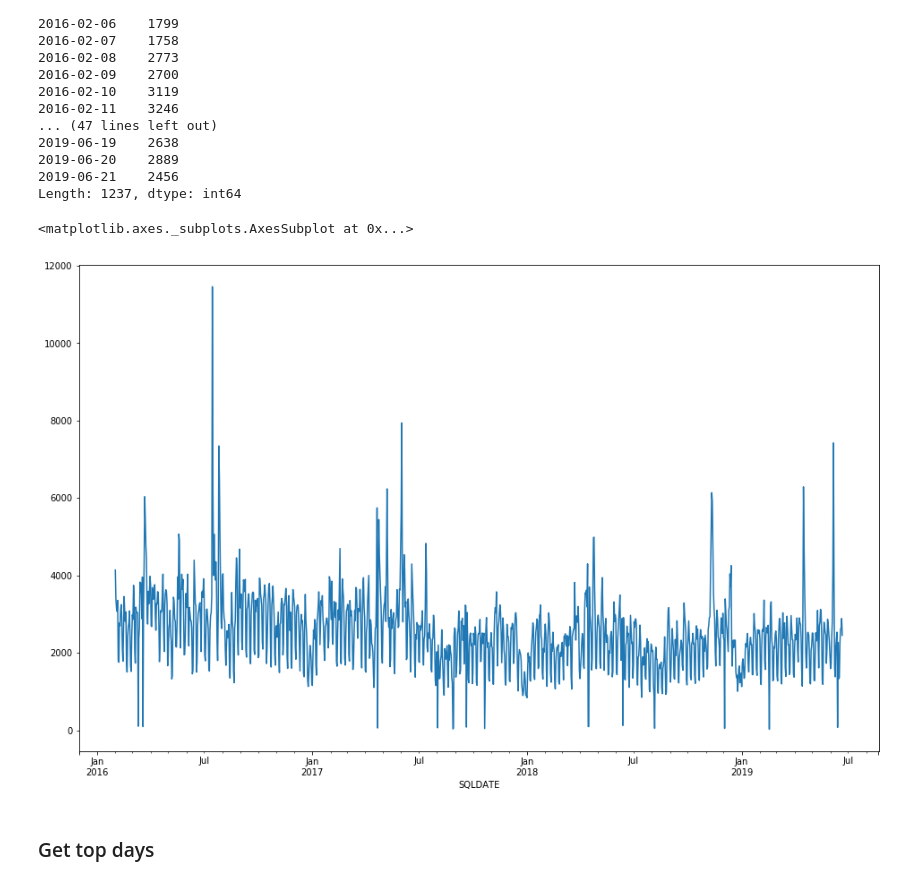
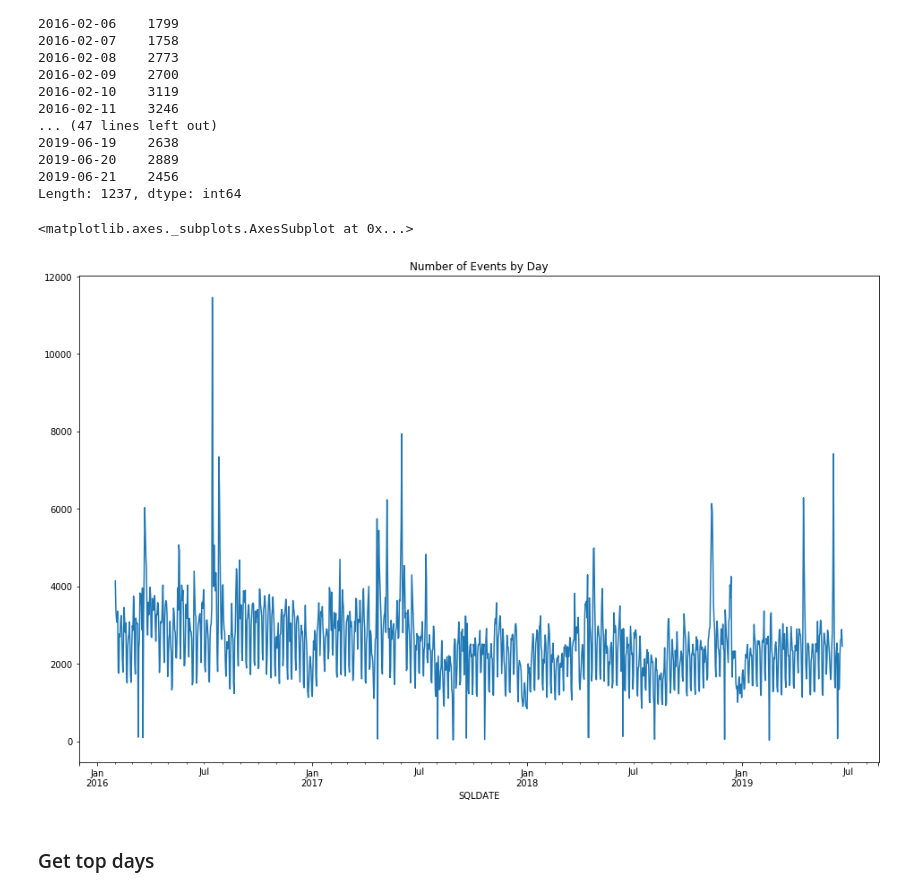
Before and after one commit to philip-sparks/Springboard-AI, a Jupyter notebook: GDELT_Capstone/France Collection, Wrangling.ipynb, the cells around one changed output. Drawn from its saved outputs; the diff is of its cells as text; code cells hidden in the pictures.

```diff
--- a/GDELT_Capstone/France Collection, Wrangling.ipynb
+++ b/GDELT_Capstone/France Collection, Wrangling.ipynb
@@ -299,10 +302,10 @@ SQLDATE
 2019-06-21    2456
 Length: 1237, dtype: int64
 # %%
-france_events.groupby("SQLDATE").size().plot(figsize=(16,10))
+france_events.groupby("SQLDATE").size().plot(figsize=(16,10), title='Number of Events by Day')
 # %% [output]
 <matplotlib.axes._subplots.AxesSubplot at 0x...>
-[figure, old version]
+[figure, new version]
 # %% [markdown]
 ### Get top days
 # %%
```
Also changed, not shown: parts of 3 cells of this notebook.
